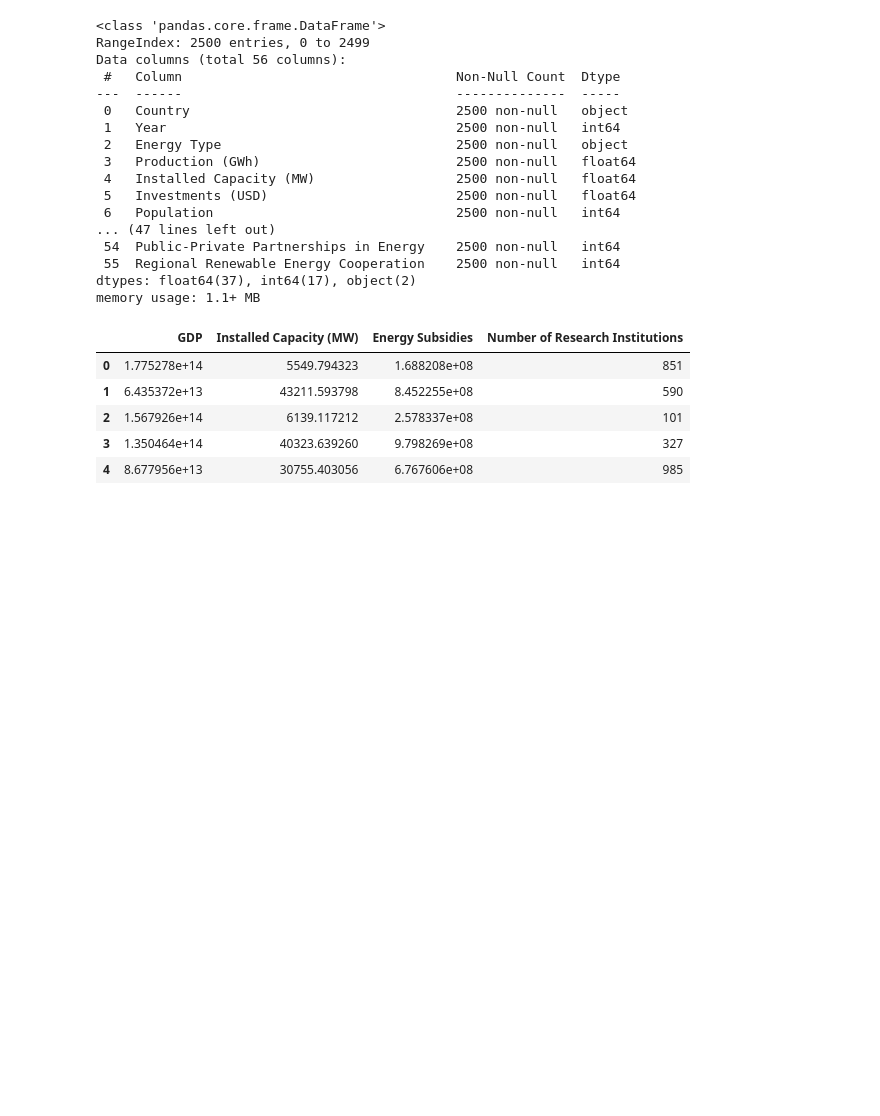
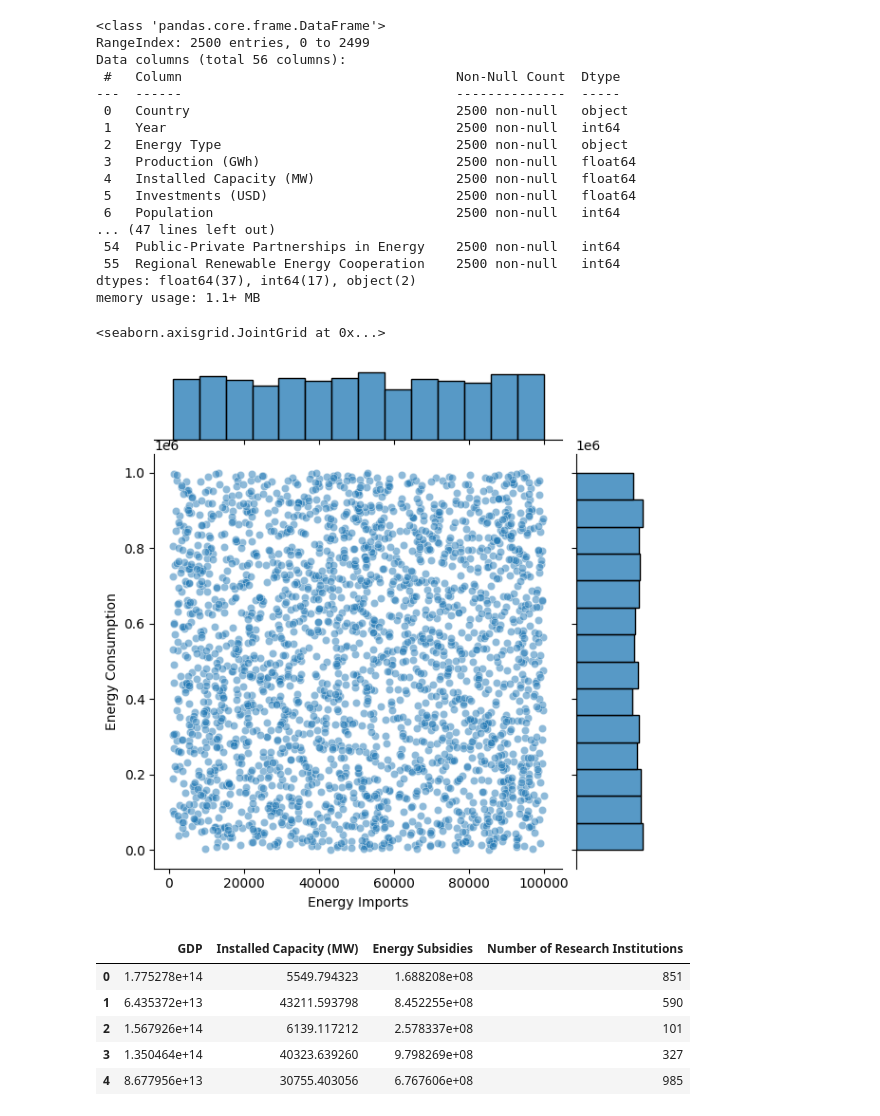
Before and after one commit to sarthakone105/100_days_of_data_science, a Jupyter notebook: renewable_energy_02.ipynb, the cells around one changed output. Saved outputs shown, nothing was run; the diff lists cells and outputs as text; code cells hidden in the pictures; blank space fills up the shorter version.

```diff
--- a/renewable_energy_02.ipynb
+++ b/renewable_energy_02.ipynb
@@ -36,6 +36,11 @@ Data columns (total 56 columns):
  55  Regional Renewable Energy Cooperation    2500 non-null   int64
 dtypes: float64(37), int64(17), object(2)
 memory usage: 1.1+ MB
+# %%
+sns.jointplot(data=df, x="Energy Imports", y="Energy Consumption", alpha=0.5)
+# %% [output]
+<seaborn.axisgrid.JointGrid at 0x...>
+[figure, added]
 # %%
 subset = df[["GDP", "Installed Capacity (MW)", "Energy Subsidies", "Energy Subsidies", "Number of Research Institutions"]]
 subset = subset.loc[:, ~subset.columns.duplicated()]
```
